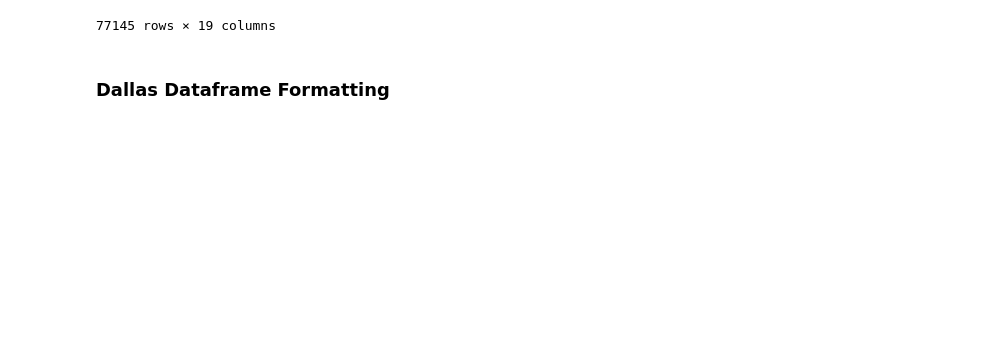
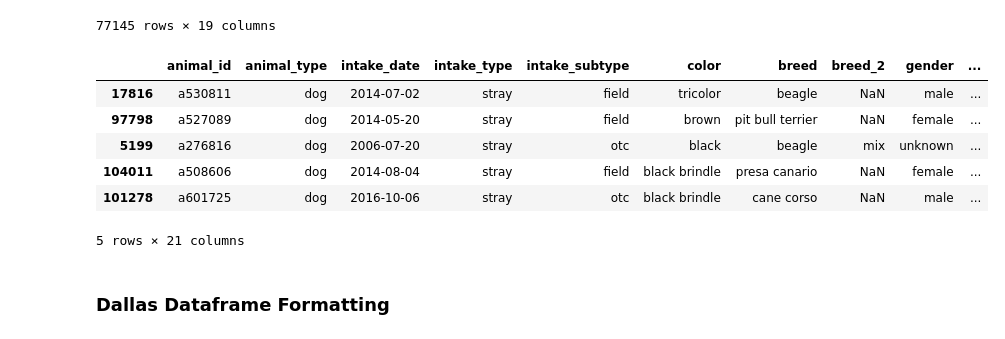
Before and after one commit to phil-cork/animal-services, a Jupyter notebook: Data_Wrangling.ipynb, the cells around one changed output. Drawn from its saved outputs; the diff is of its cells as text; code cells hidden in the pictures; blank space fills up the shorter version.

Commit message:
Louisville and Dallas formatting

```diff
--- a/Data_Wrangling.ipynb
+++ b/Data_Wrangling.ipynb
@@ -164,7 +153,7 @@ louisville.drop(louisville.loc[louisville['animal_type']!='DOG'].index, inplace=
 louisville = louisville.applymap(lambda s: s.lower() if type(s) == str else s)
 # %%
 # transform the single column of date and time into a column for each
-# for both intake and outcome
+# for both intake and outcome and in the case of louisville, birth_date
 
 louisville['intake_time'] = pd.to_datetime(louisville['intake_date']).dt.time
 louisville['intake_date'] = pd.to_datetime(louisville['intake_date']).dt.date
@@ -174,7 +163,11 @@ louisville['outcome_date'] = pd.to_datetime(louisville['outcome_date']).dt.date
 
 louisville['birth_date'] = pd.to_datetime(louisville['birth_date']).dt.date
 
-louisville
+# calculate age as the difference between their intake date and date of birth where available
+louisville.loc[:,'age'] = louisville.loc[:,'intake_date'] - louisville.loc[:,'birth_date']
+
+# calculate time in system
+louisville.loc[:,'time_in'] = louisville.loc[:,'outcome_date'] - louisville.loc[:,'intake_date']
 # %% [output]
 |  | animal_id | animal_type | intake_date | intake_type | intake_subtype | color | breed | breed_2 | gender | ... |
 | 4 | a281756 | dog | 2006-09-11 | owner sur | otc | white | pit bull terrier | NaN | male | ... |
@@ -189,5 +182,19 @@ louisville
 | 150838 | a523743 | dog | 2014-04-16 | stray | otc | cream | cairn terrier | NaN | spayed female | ... |
 | 150839 | a369002 | dog | 2013-01-23 | stray | otc | black | miniature pinscher | NaN | neutered male | ... |
 77145 rows × 19 columns
+# %%
+louisville['city'] = 'louisville'
+# %%
+louisville['gender'] = louisville['gender'].str.split().str[-1]
+# %%
+louisville.sample(5)
+# %% [output]
+|  | animal_id | animal_type | intake_date | intake_type | intake_subtype | color | breed | breed_2 | gender | ... |
+| 17816 | a530811 | dog | 2014-07-02 | stray | field | tricolor | beagle | NaN | male | ... |
+| 97798 | a527089 | dog | 2014-05-20 | stray | field | brown | pit bull terrier | NaN | female | ... |
+| 5199 | a276816 | dog | 2006-07-20 | stray | otc | black | beagle | mix | unknown | ... |
+| 104011 | a508606 | dog | 2014-08-04 | stray | field | black brindle | presa canario | NaN | female | ... |
+| 101278 | a601725 | dog | 2016-10-06 | stray | otc | black brindle | cane corso | NaN | male | ... |
+5 rows × 21 columns
 # %% [markdown]
 ### Dallas Dataframe Formatting
```
Also changed, not shown: parts of 15 cells of this notebook.
